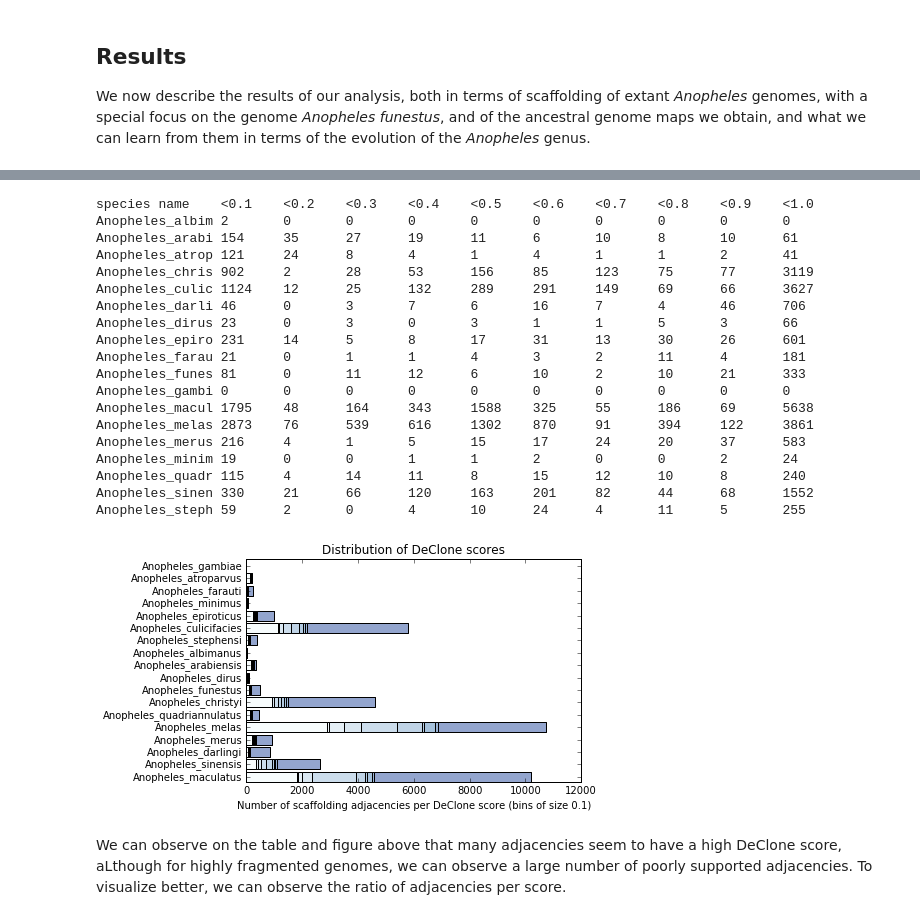
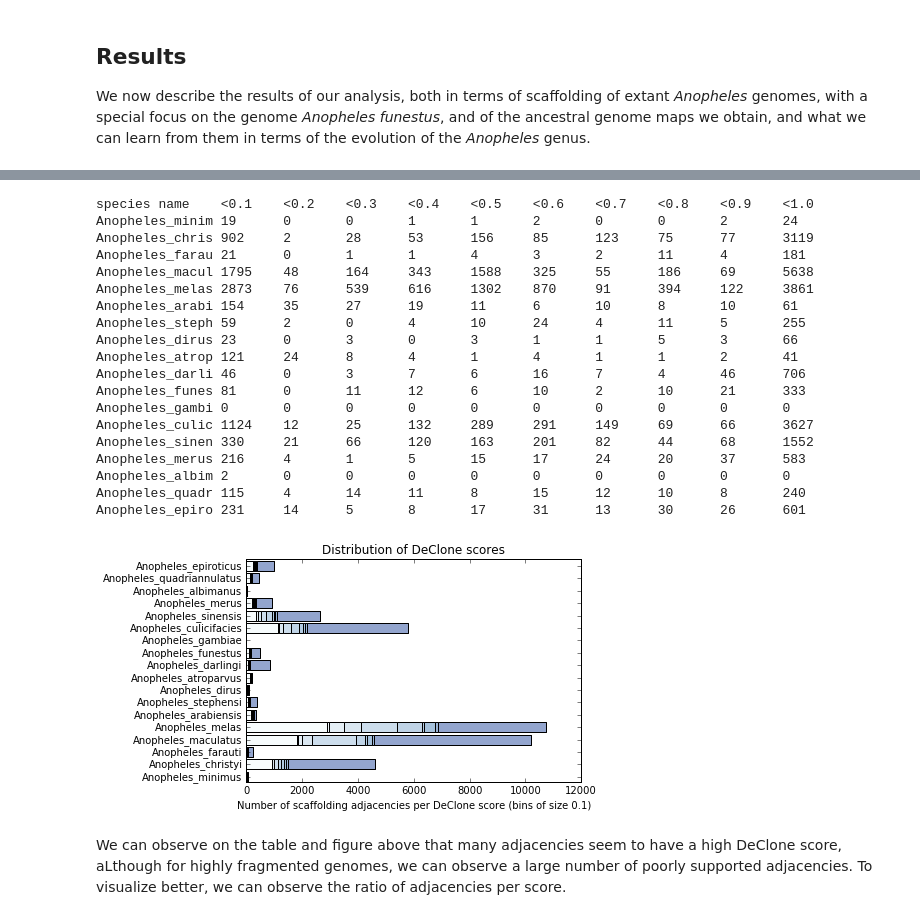
Before and after one commit to YoannAnselmetti/ADseq_Anopheles, a Jupyter notebook: *Anopheles funestus* phylogenetic scaffolding.ipynb, the cells around one changed output, grey strips where cells are left out. Saved outputs shown, nothing was run; the diff lists cells and outputs as text; code cells hidden in the pictures.

```diff
--- a/*Anopheles funestus* phylogenetic scaffolding.ipynb
+++ b/*Anopheles funestus* phylogenetic scaffolding.ipynb
@@ -51,62 +47,52 @@ plot_scores_distribution_per_species(GENOMES_FRAG, 0, 0.5,xlabel,title)
 # %%
-# Computing the
-# distribution of DeClone scores for scaffolding adjacencies in nb_bins bins
-# number of scaffolding adjacencies per species
+# Computing
+# - the distribution of DeClone scores for scaffolding adjacencies in nb_bins bins
+# - the number of scaffolding adjacencies per species
 def DeClone_scores_distribution(nb_bins):
     ivalues=range(0,nb_bins+1)
-    adjacencies_scores_distribution={}   # Indexed per species name and then by bins rank
-    adjacencies_nb={}   # Indexed per species name and then by bins rank
-    for species_name in GENOMES_list():  # Instantiating the structure adjacencies_scores_distribution
-        adjacencies_scores_distribution[species_name]={}
-        adjacencies_nb[species_name]=0
-        for t in ivalues:
-            adjacencies_scores_distribution[species_name][t]=0
+    adjacencies_nb                  = {species: 0 for species in GENOMES_list()}
+    adjacencies_scores_distribution = {species: {t : 0 for t in ivalues} for species in GENOMES_list()}
     for instance in DECLONE_instances(): # Populating the structure adjacencies_scores_distribution
         for adjacency in DECLONE_adj_per_instance(instance):
-            score = DECLONE_adj_score(adjacency)
-            species_name = DECLONE_adj_species_name(adjacency)
-            if score<1.0 and species_name!="ANCESTRAL": # Scaffolding adjacency
-                adjacencies_scores_distribution[species_name][math.floor(score*nb_bins)]+=1
-                adjacencies_nb[species_name]+=1
+            (score,species) = (DECLONE_adj_score(adjacency), DECLONE_adj_species_name(adjacency))
+            if score<1.0 and species!="ANCESTRAL": # Scaffolding adjacency
+                adjacencies_scores_distribution[species][math.floor(score*nb_bins)]+=1
+                adjacencies_nb[species]+=1
     return((adjacencies_scores_distribution,adjacencies_nb))
 
 # Actual plotting of the results
 nb_bins=10 # Binning the adjacencies by bins of size 0.1
-(ADJ_SCORES_D,ADJ_NB) = DeClone_scores_distribution(nb_bins)
+ivalues=range(0,nb_bins)
+(ADJ_SC_D,ADJ_NB) = DeClone_scores_distribution(nb_bins)
+
 # CC: I do not know how to generate a nice table: this is a pis-aller
-seq="species name\t"
-for t in range(0,nb_bins):
-    seq+="<"+str(((t+1)/nb_bins))+"\t"
-print(seq)
-for species_name in GENOMES_list():
-    seq=species_name[0:15]+"\t"
-    for t in range(0,nb_bins):
-            seq+=str(ADJ_SCORES_D[species_name][t])+"\t"
-    print(seq)
+print("species name\t"+"\t".join(["<"+str(((t+1)/nb_bins)) for t in ivalues]))
+print("\n".join(sp[0:15]+"\t"+"\t".join(str(ADJ_SC_D[sp][t]) for t in ivalues) for sp in ADJ_SC_D.keys()))
+
 xlabel="Number of scaffolding adjacencies per DeClone score (bins of size "+str(1.0/nb_bins)+")"
 title="Distribution of DeClone scores"
-plot_scores_distribution_per_species(ADJ_SCORES_D, nb_bins, 1.0, xlabel, title)
+plot_scores_distribution_per_species(ADJ_SC_D, nb_bins, 1.0, xlabel, title)
 # %% [output]
 species name    <0.1    <0.2    <0.3    <0.4    <0.5    <0.6    <0.7    <0.8    <0.9    <1.0
-Anopheles_albim 2       0       0       0       0       0       0       0       0       0
+Anopheles_minim 19      0       0       1       1       2       0       0       2       24
+Anopheles_chris 902     2       28      53      156     85      123     75      77      3119
+Anopheles_farau 21      0       1       1       4       3       2       11      4       181
+Anopheles_macul 1795    48      164     343     1588    325     55      186     69      5638
+Anopheles_melas 2873    76      539     616     1302    870     91      394     122     3861
 Anopheles_arabi 154     35      27      19      11      6       10      8       10      61
+Anopheles_steph 59      2       0       4       10      24      4       11      5       255
+Anopheles_dirus 23      0       3       0       3       1       1       5       3       66
 Anopheles_atrop 121     24      8       4       1       4       1       1       2       41
-Anopheles_chris 902     2       28      53      156     85      123     75      77      3119
-Anopheles_culic 1124    12      25      132     289     291     149     69      66      3627
 Anopheles_darli 46      0       3       7       6       16      7       4       46      706
-Anopheles_dirus 23      0       3       0       3       1       1       5       3       66
-Anopheles_epiro 231     14      5       8       17      31      13      30      26      601
-Anopheles_farau 21      0       1       1       4       3       2       11      4       181
 Anopheles_funes 81      0       11      12      6       10      2       10      21      333
 Anopheles_gambi 0       0       0       0       0       0       0       0       0       0
-Anopheles_macul 1795    48      164     343     1588    325     55      186     69      5638
-Anopheles_melas 2873    76      539     616     1302    870     91      394     122     3861
+Anopheles_culic 1124    12      25      132     289     291     149     69      66      3627
+Anopheles_sinen 330     21      66      120     163     201     82      44      68      1552
 Anopheles_merus 216     4       1       5       15      17      24      20      37      583
-Anopheles_minim 19      0       0       1       1       2       0       0       2       24
+Anopheles_albim 2       0       0       0       0       0       0       0       0       0
 Anopheles_quadr 115     4       14      11      8       15      12      10      8       240
-Anopheles_sinen 330     21      66      120     163     201     82      44      68      1552
-Anopheles_steph 59      2       0       4       10      24      4       11      5       255
+Anopheles_epiro 231     14      5       8       17      31      13      30      26      601
-[figure, old version]
+[figure, new version]
 # %% [markdown]
 We can observe on the table and figure above that many adjacencies seem to have a high DeClone score, aLthough for highly fragmented genomes, we can observe a large number of poorly supported adjacencies. To visualize better, we can observe the ratio of adjacencies per score.
 # %%
```
Also changed, not shown: parts of 3 cells of this notebook.
